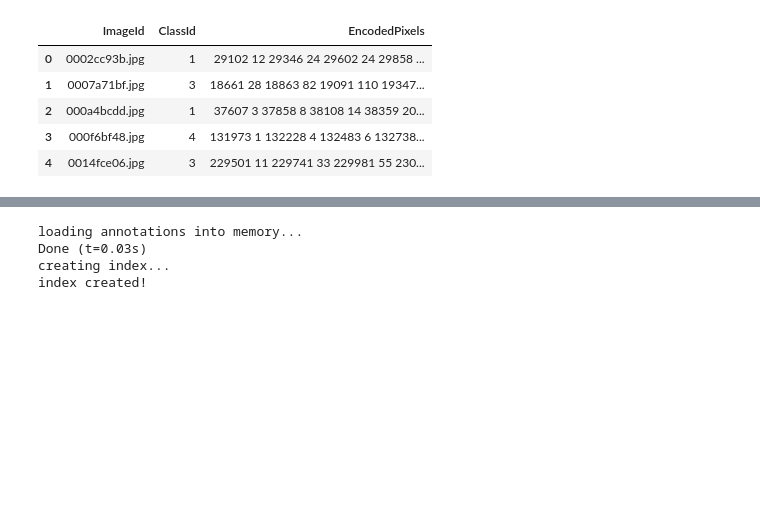
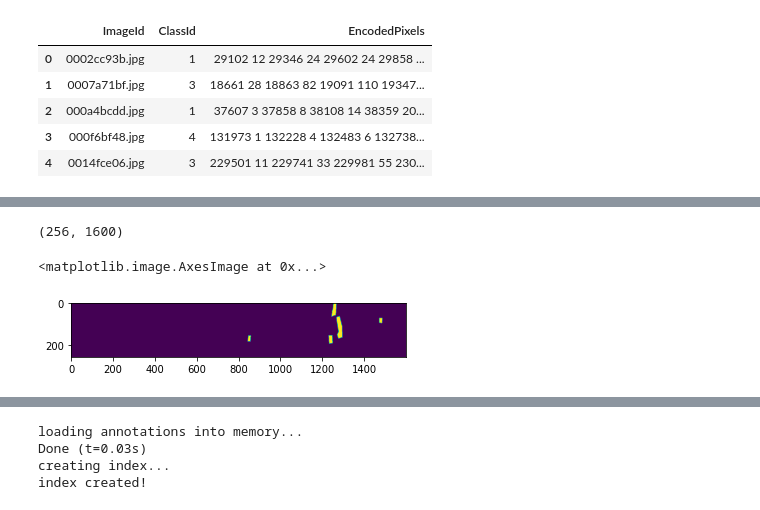
Before and after one commit to lcmp101/siamase-mask-rcnn, a Jupyter notebook: notebook3c458adcde.ipynb, the cells around one changed output, grey strips where cells are left out. Cells and saved outputs as stored; diff of their text form; code cells hidden in the pictures; blank space fills up the shorter version.

```diff
--- a/notebook3c458adcde.ipynb
+++ b/notebook3c458adcde.ipynb
@@ -103 +102,4 @@ plt.imshow(rle_decode(rle, (1600, 256)))
 [figure]
+# %%
+m=rle_decode(rle, (1600, 256))
+plt.imshow(m)
@@ -103,0 +109,25 @@ plt.imshow(rle_decode(rle, (1600, 256)))
+# %%
+m.shape
+# %% [output]
+(256, 1600)
+# %%
+import tensorflow as tf
+
+def flip_hor(image):
+    #image = tf.image.flip_left_right(image)
+    image = cv2.flip(image,1)
+    return image
+
+def flip_ver(image):
+    image = cv2.flip(image, 0)
+    return image
+
+def flip_both(image):
+    image = cv2.flip(image, -1)
+    return image
+# %%
+mf = flip_both(m)
+plt.imshow(mf)
+# %% [output]
+<matplotlib.image.AxesImage at 0x...>
+[figure, added]
```
Also changed, not shown: parts of 30 cells of this notebook, 5 other files.
